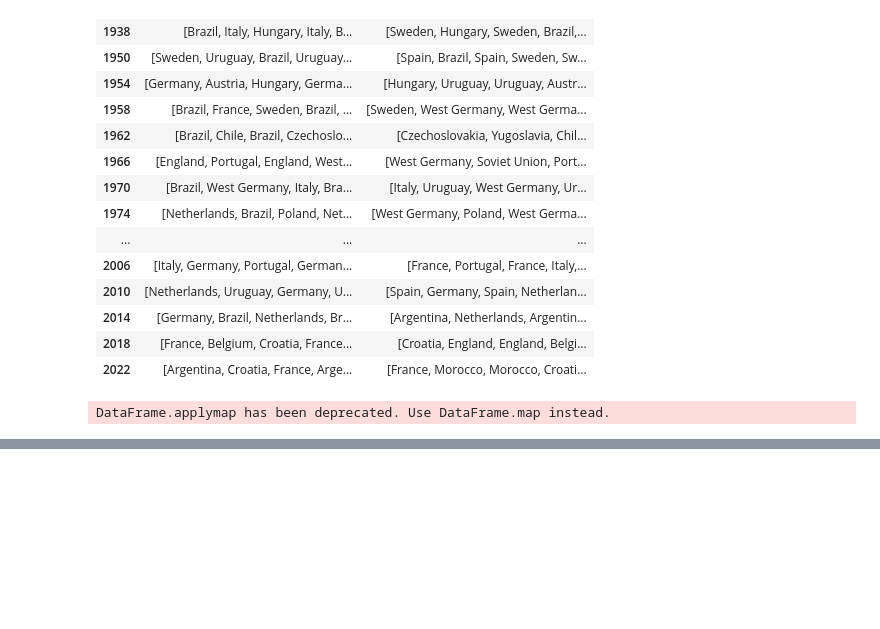
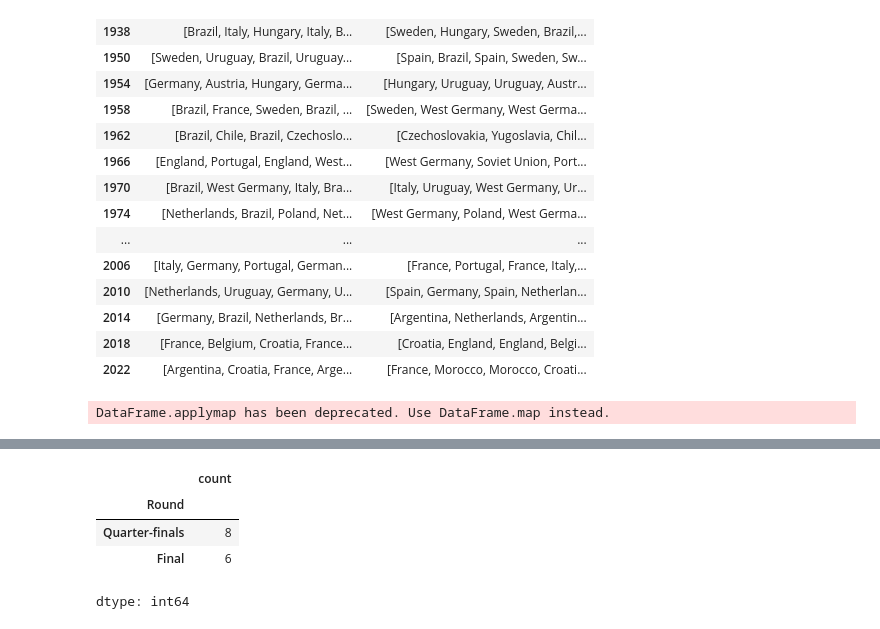
Before and after one commit to Nikkiie/Data-analysis-pandas, a Jupyter notebook: Fifa_analysis.ipynb, the cells around one changed output, grey strips where cells are left out. Saved outputs shown, nothing was run; the diff lists cells and outputs as text; code cells hidden in the pictures; blank space fills up the shorter version.

```diff
--- a/Fifa_analysis.ipynb
+++ b/Fifa_analysis.ipynb
@@ -307,0 +408,6 @@ sns.heatmap(data_pivot)
+# %%
+country = 'Argentina'
+
+# final
+# semi final
+# quarter final
@@ -307,0 +421,11 @@ sns.heatmap(data_pivot)
+# %%
+data = matches[((matches['home_team']==country) | (matches['away_team']==country))
+& ((matches['Round']=='Final') | (matches['Round']=='Semi-final') | (matches['Round']=='Quarter-finals'))]
+# %%
+data['Round'].value_counts()
+# %% [output]
+|  | count |
+| Round |  |
+| Quarter-finals | 8 |
+| Final | 6 |
+dtype: int64
```
Also changed, not shown: parts of 16 cells of this notebook.
